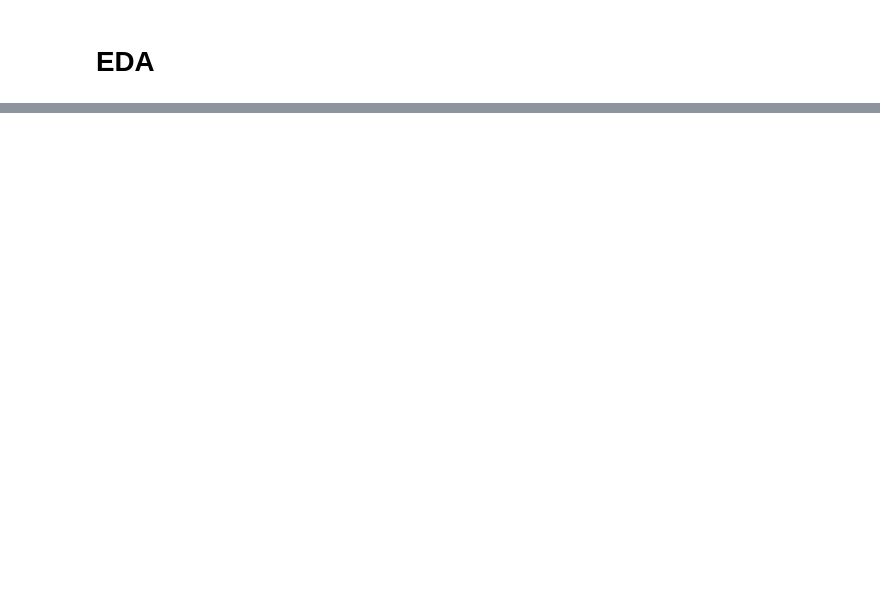
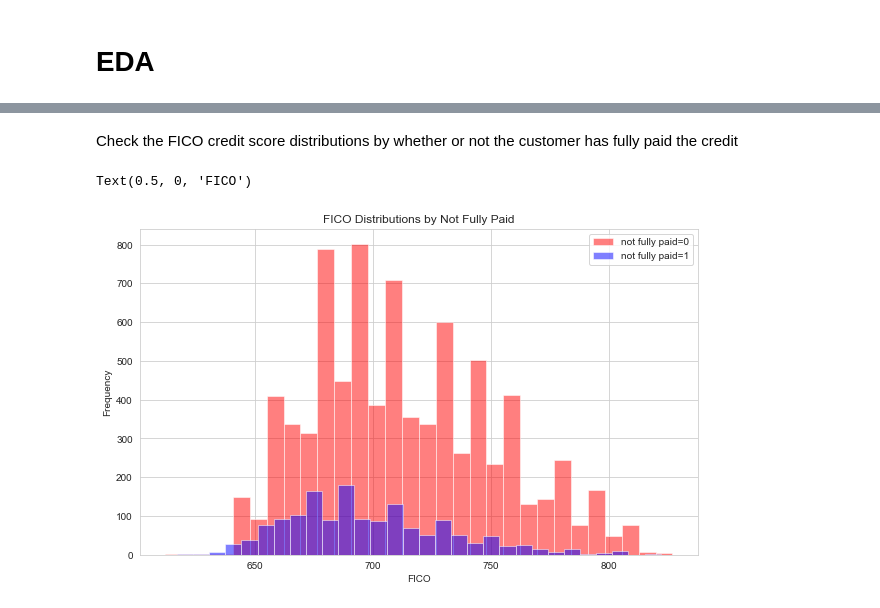
Before and after one commit to jafar-shodiq/mlearning-proj, a Jupyter notebook: project/will-the-borrower-pay-in-full-to-the-investor/lending-club.ipynb, the cells around one changed output, grey strips where cells are left out. Cells and saved outputs as stored; diff of their text form; code cells hidden in the pictures; blank space fills up the shorter version.

```diff
--- a/project/will-the-borrower-pay-in-full-to-the-investor/lending-club.ipynb
+++ b/project/will-the-borrower-pay-in-full-to-the-investor/lending-club.ipynb
@@ -30,0 +95,12 @@ Random forest classifier - accuracy
+# %% [markdown]
+Check the FICO credit score distributions by whether or not the customer has fully paid the credit
+# %%
+plt.figure(figsize=(10, 6))
+df[df['not.fully.paid']==0]['fico'].plot.hist(bins=30, color='red', alpha=0.5, label='not fully paid=0')
+df[df['not.fully.paid']==1]['fico'].plot.hist(bins=30, color='blue', alpha=0.5, label='not fully paid=1')
+plt.legend()
+plt.title('FICO Distributions by Not Fully Paid')
+plt.xlabel('FICO')
+# %% [output]
+Text(0.5, 0, 'FICO')
+[figure, added]
```
Also changed, not shown: parts of 55 cells of this notebook, 1 other file.
